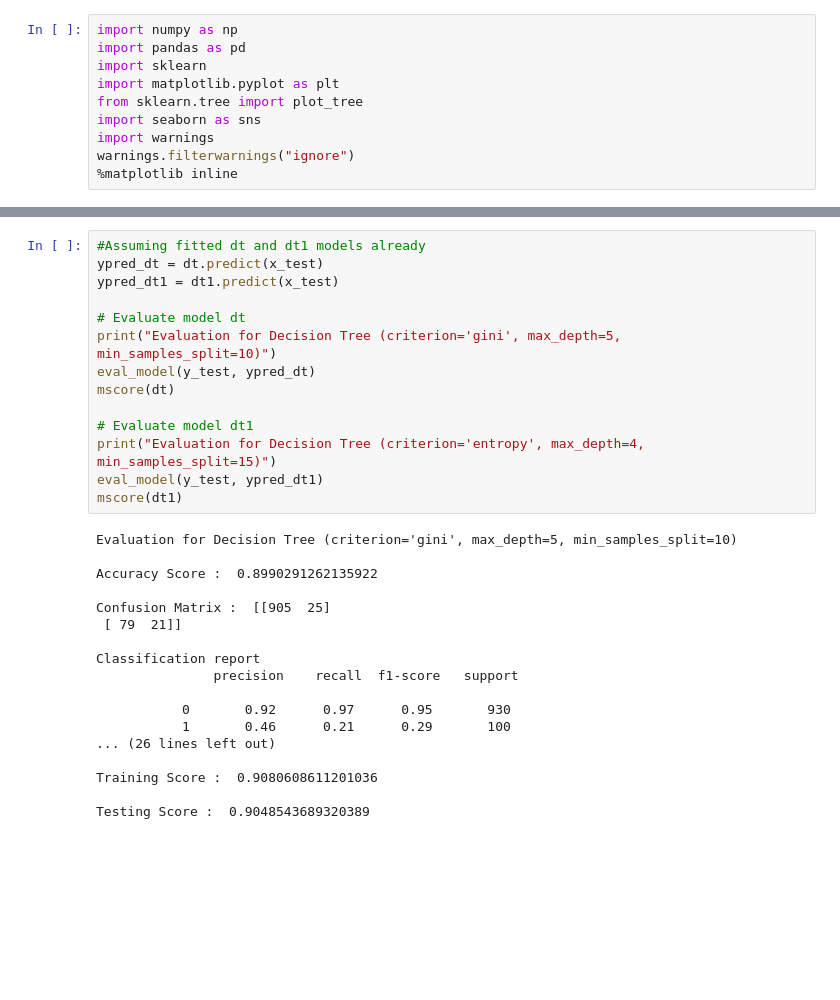
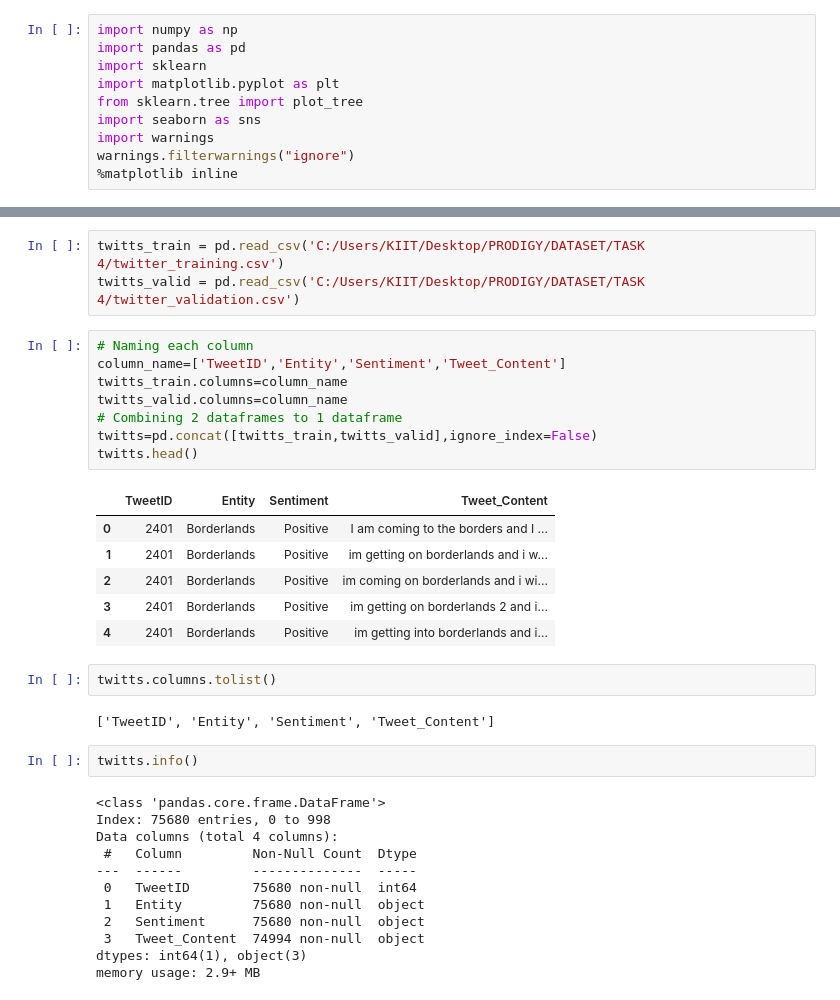
Before and after one commit to UpamanyuRoy/PRODIGY_DS_04, a Jupyter notebook: PRODIGY_DS_04.ipynb, the cells around one changed output, grey strips where cells are left out. Saved outputs shown, nothing was run; the diff lists cells and outputs as text; blank space fills up the shorter version.

```diff
--- a/PRODIGY_DS_04.ipynb
+++ b/PRODIGY_DS_04.ipynb
@@ -413,32 +11,36 @@ plt.show()
-# %%
-#Assuming fitted dt and dt1 models already
-ypred_dt = dt.predict(x_test)
-ypred_dt1 = dt1.predict(x_test)
-
-# Evaluate model dt
-print("Evaluation for Decision Tree (criterion='gini', max_depth=5, min_samples_split=10)")
-eval_model(y_test, ypred_dt)
-mscore(dt)
-
-# Evaluate model dt1
-print("Evaluation for Decision Tree (criterion='entropy', max_depth=4, min_samples_split=15)")
-eval_model(y_test, ypred_dt1)
-mscore(dt1)
-# %% [output]
-Evaluation for Decision Tree (criterion='gini', max_depth=5, min_samples_split=10)
-
-Accuracy Score :  0.8990291262135922
-
-Confusion Matrix :  [[905  25]
- [ 79  21]]
-
-Classification report
-               precision    recall  f1-score   support
-
-           0       0.92      0.97      0.95       930
-           1       0.46      0.21      0.29       100
-... (26 lines left out)
-
-Training Score :  0.9080608611201036
-
-Testing Score :  0.9048543689320389
+# %%
+twitts_train = pd.read_csv('C:/Users/KIIT/Desktop/PRODIGY/DATASET/TASK 4/twitter_training.csv')
+twitts_valid = pd.read_csv('C:/Users/KIIT/Desktop/PRODIGY/DATASET/TASK 4/twitter_validation.csv')
+# %%
+# Naming each column
+column_name=['TweetID','Entity','Sentiment','Tweet_Content']
+twitts_train.columns=column_name
+twitts_valid.columns=column_name
+# Combining 2 dataframes to 1 dataframe
+twitts=pd.concat([twitts_train,twitts_valid],ignore_index=False)
+twitts.head()
+# %% [output]
+|  | TweetID | Entity | Sentiment | Tweet_Content |
+| 0 | 2401 | Borderlands | Positive | I am coming to the borders and I ... |
+| 1 | 2401 | Borderlands | Positive | im getting on borderlands and i w... |
+| 2 | 2401 | Borderlands | Positive | im coming on borderlands and i wi... |
+| 3 | 2401 | Borderlands | Positive | im getting on borderlands 2 and i... |
+| 4 | 2401 | Borderlands | Positive | im getting into borderlands and i... |
+# %%
+twitts.columns.tolist()
+# %% [output]
+['TweetID', 'Entity', 'Sentiment', 'Tweet_Content']
+# %%
+twitts.info()
+# %% [output]
+<class 'pandas.core.frame.DataFrame'>
+Index: 75680 entries, 0 to 998
+Data columns (total 4 columns):
+ #   Column         Non-Null Count  Dtype
+---  ------         --------------  -----
+ 0   TweetID        75680 non-null  int64
+ 1   Entity         75680 non-null  object
+ 2   Sentiment      75680 non-null  object
+ 3   Tweet_Content  74994 non-null  object
+dtypes: int64(1), object(3)
+memory usage: 2.9+ MB
```
Also changed, not shown: parts of 48 cells of this notebook.
